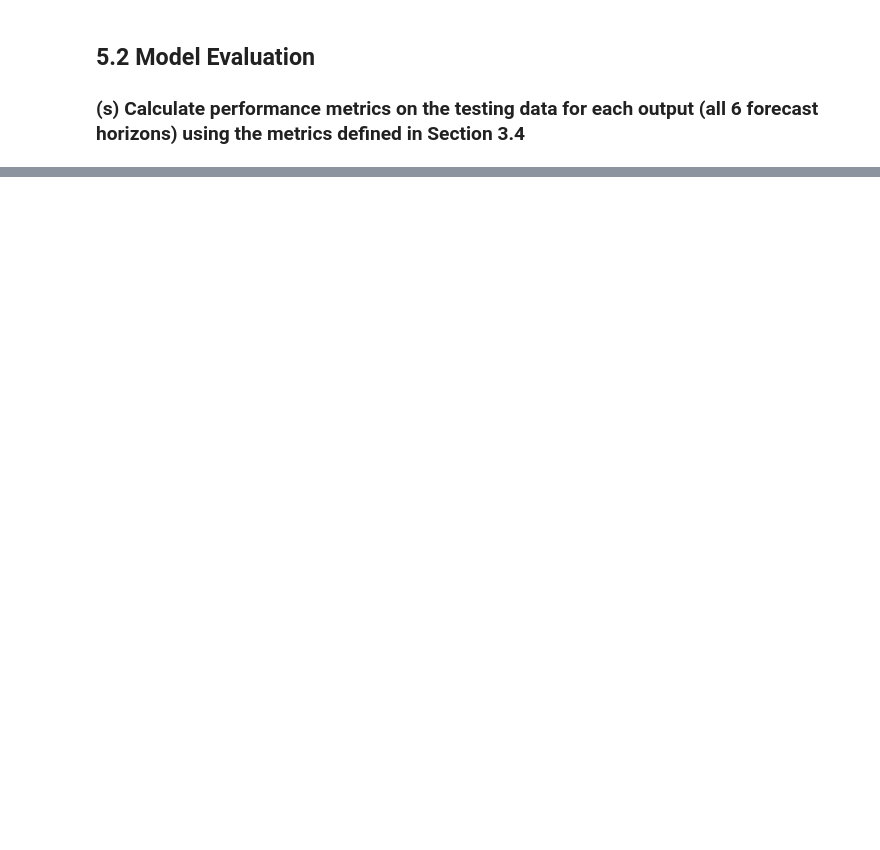
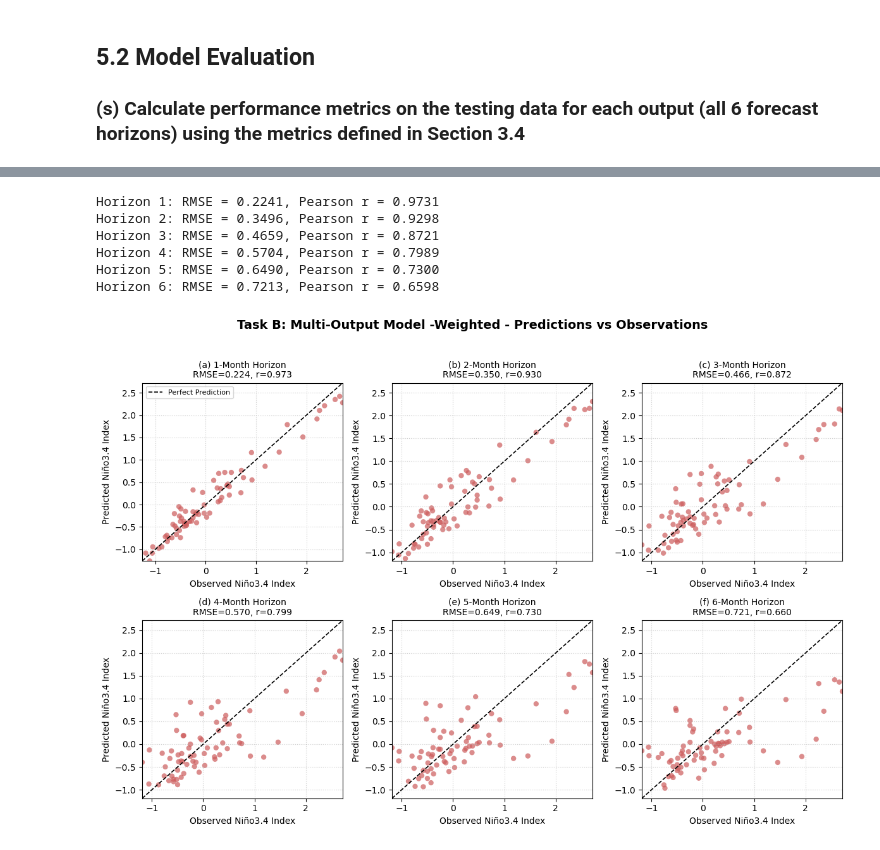
Before and after one commit to kurin0u0/9814, a Jupyter notebook: z5709922_assignment1/z5709922_assignment1.ipynb, the cells around one changed output, grey strips where cells are left out. Saved outputs shown, nothing was run; the diff lists cells and outputs as text; code cells hidden in the pictures; blank space fills up the shorter version.

```diff
--- a/z5709922_assignment1/z5709922_assignment1.ipynb
+++ b/z5709922_assignment1/z5709922_assignment1.ipynb
@@ -696,0 +1004,76 @@ Horizon 6: RMSE = 0.6961, Pearson r = 0.6560
+# %%
+# ---------- 载入模型并预测 ----------
+model = MultiOutputNinoNet(input_dim=X_test_tensor.shape[1])
+model.load_state_dict(torch.load("nino_model_multi_output_weighted.pth", map_location="cpu"))
+model.eval()
+
+with torch.no_grad():
+    y_pred = model(X_test_tensor).cpu().numpy()  # shape (N, 6)
+
+# ---------- 反缩放预测值与真实值 ----------
+if 'scaler_y' in globals() and scale_targets:
+    # 注意：scaler_y 是 fit 在训练集 target_features 上的
+    y_pred = scaler_y.inverse_transform(y_pred)
+    y_true = scaler_y.inverse_transform(test_y_scaled)  # ← 确保这是 test_y_scaled
+else:
+    y_pred = y_pred_scaled
+    y_true = y_test_orig  # 如果没缩放，直接用原值
+
+# ---------- 计算每个预测步的 RMSE 和 Pearson r ----------
+
+rmse_list, r_list = [], []
+for i in range(6):
+    rmse = np.sqrt(mean_squared_error(y_true[:, i], y_pred[:, i]))
+    r, _ = pearsonr(y_true[:, i], y_pred[:, i])
+    rmse_list.append(rmse)
+    r_list.append(r)
+    print(f"Horizon {i+1}: RMSE = {rmse:.4f}, Pearson r = {r:.4f}")
+
+# ---------- Scatter Plots: Predicted vs Observed ----------
+
+fig, axes = plt.subplots(2, 3, figsize=(12, 8))
+axes = axes.flatten()
+
+titles = [
+    "(a) 1-Month Horizon",
+    "(b) 2-Month Horizon",
+    "(c) 3-Month Horizon",
+    "(d) 4-Month Horizon",
+    "(e) 5-Month Horizon",
+    "(f) 6-Month Horizon"
+]
+
+for i, ax in enumerate(axes):
+    # 散点
+    ax.scatter(
+        y_true[:, i], y_pred[:, i],
+        color="indianred", alpha=0.7, edgecolor="none"
+    )
+
+    # 完美预测线
+    min_val = min(y_true[:, i].min(), y_pred[:, i].min())
+    max_val = max(y_true[:, i].max(), y_pred[:, i].max())
+    ax.plot([min_val, max_val], [min_val, max_val], 'k--', lw=1.2, label="Perfect Prediction")
+
+    # 坐标与标签
+    ax.set_xlim(min_val, max_val)
+    ax.set_ylim(min_val, max_val)
+    ax.set_title(f"{titles[i]}\nRMSE={rmse_list[i]:.3f}, r={r_list[i]:.3f}", fontsize=10)
+    ax.set_xlabel("Observed Niño3.4 Index")
+    ax.set_ylabel("Predicted Niño3.4 Index")
+    ax.grid(True, linestyle=":", alpha=0.6)
+
+    if i == 0:
+        ax.legend(loc="upper left", fontsize=8)
+
+plt.suptitle("Task B: Multi-Output Model -Weighted - Predictions vs Observations", fontsize=14, weight="bold", y=1.02)
+plt.tight_layout()
+plt.show()
+# %% [output]
+Horizon 1: RMSE = 0.2241, Pearson r = 0.9731
+Horizon 2: RMSE = 0.3496, Pearson r = 0.9298
+Horizon 3: RMSE = 0.4659, Pearson r = 0.8721
+Horizon 4: RMSE = 0.5704, Pearson r = 0.7989
+Horizon 5: RMSE = 0.6490, Pearson r = 0.7300
+Horizon 6: RMSE = 0.7213, Pearson r = 0.6598
+[figure, added]
```
Also changed, not shown: parts of 14 cells of this notebook, 11 other files.
